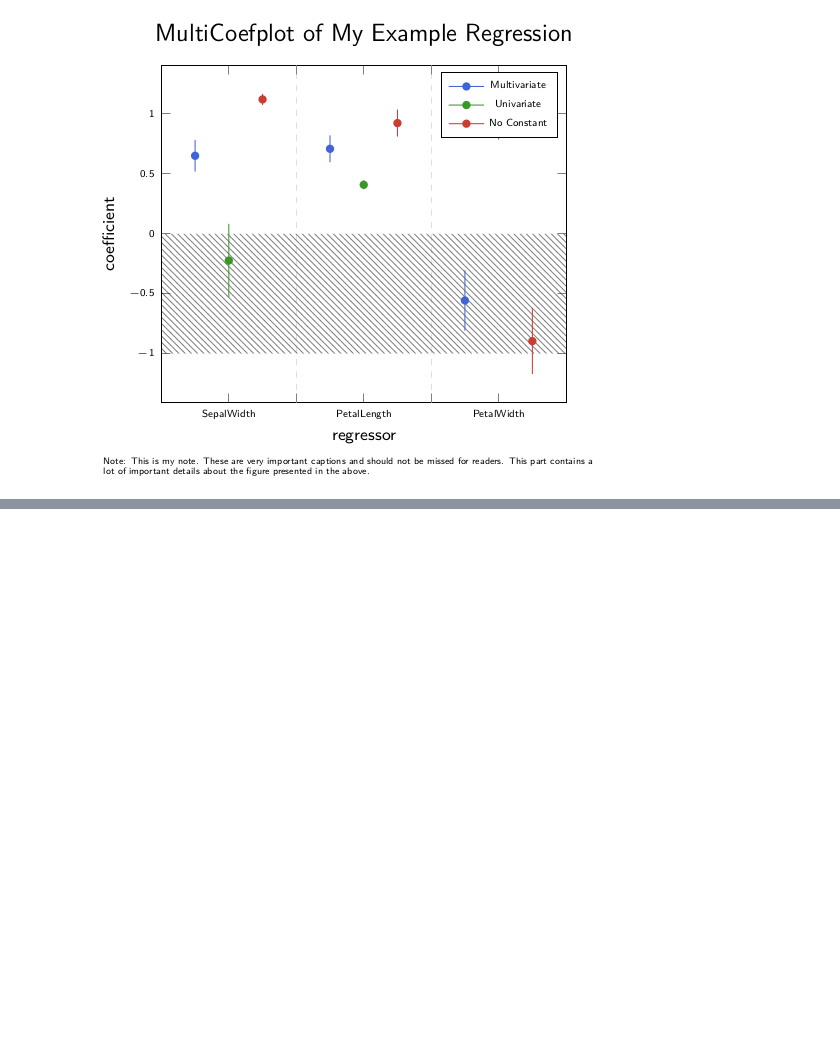
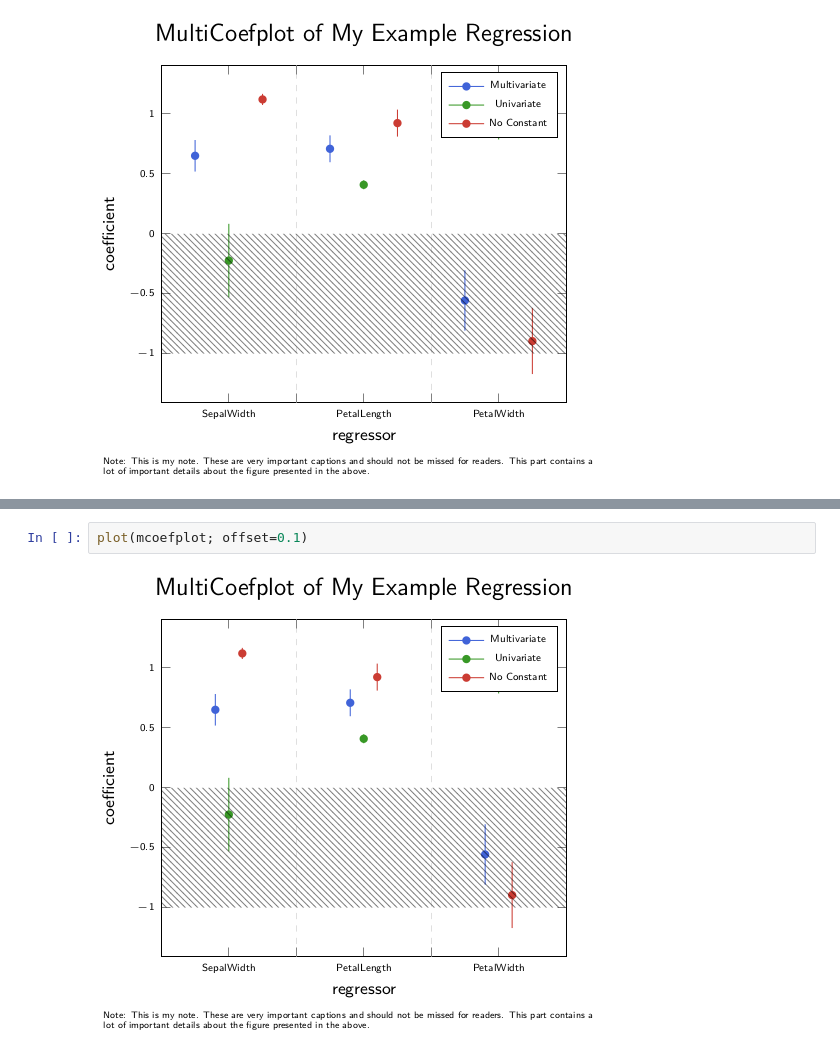
Before and after one commit to caibengbu/Coefplots.jl, a Jupyter notebook: examples/quick_start.ipynb, the cells around one changed output, grey strips where cells are left out. Drawn from its saved outputs; the diff is of its cells as text; blank space fills up the shorter version.

```diff
--- a/examples/quick_start.ipynb
+++ b/examples/quick_start.ipynb
@@ -118,0 +126,4 @@ plot(mcoefplot)
+# %%
+plot(mcoefplot; offset=0.1)
+# %% [output]
+[figure, added]
```
Also changed, not shown: parts of 2 cells of this notebook, 6 other files.
